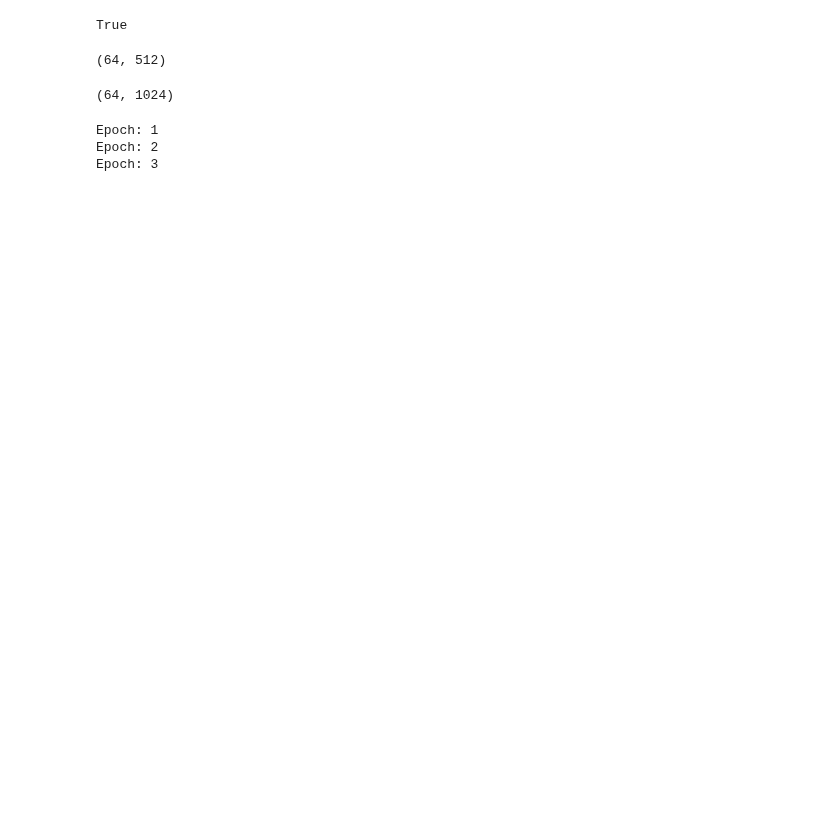
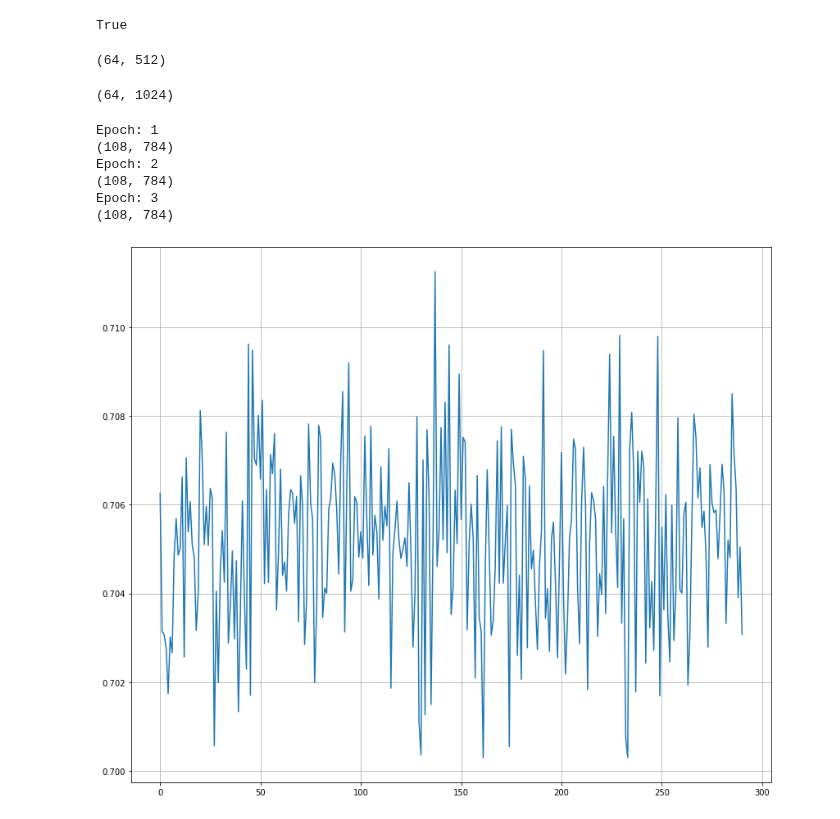
Before and after one commit to DmitryKutsev/DeepHW, a Jupyter notebook: hw1.ipynb, the cells around one changed output. Drawn from its saved outputs; the diff is of its cells as text; code cells hidden in the pictures; blank space fills up the shorter version.

```diff
--- a/hw1.ipynb
+++ b/hw1.ipynb
@@ -170,10 +185,10 @@ res.shape
 learning_rate = 0.01
 epochs = 3
 
-w1 = 0.5
-b1 = 0.01
-w2 = 0.7
-b2 = 0.001
+w1 = np.random.rand(784, 1)
+b1 = np.zeros((128, 1))
+w2 = np.random.rand(1, 128)
+b2 = np.zeros((128, 1))
 
 loss_func = 0
 
@@ -187,12 +202,16 @@ for n_epoch in range(epochs):
 
         x = x.view(x.shape[0], -1).numpy()
         y = np.expand_dims(y.numpy(), 1)
+        #print(x.shape)
+        if x.shape[0] == 108:
+          print(x.shape)
+          continue
 
 
-        func1 = x*w1 + b1
+        func1 = np.dot(x,w1) + b1
         func1 = np.tanh(func1)
-
-        func2 = func1*w2 + b2
+        #print(func1.shape, 'func1')
+        func2 = np.dot(func1,w2 )+ b2
         func2 = np.tanh(func2)
 
         # forward
@@ -201,16 +220,18 @@ for n_epoch in range(epochs):
         # не забудьте добавить это значение в массив losses
 
         my_y = 1/(1 + np.exp(-func2))
-        #loss = -np.summ(y*np.log(func2) + (1-y)*np.log(1-func2))/len(train_loader)
         loss = -np.mean(y*np.log(my_y) + (1-y)*np.log(1-my_y))
         losses.append(loss)
 
         # backward
-
+        #diff(np.tanh(func2))
 
         # gradient descent
 # %% [output]
 Epoch: 1
+(108, 784)
 Epoch: 2
+(108, 784)
 Epoch: 3
+(108, 784)
 # %%
@@ -217,0 +239,7 @@ Epoch: 3
+# %%
+
+plt.figure(figsize=(14, 12))
+plt.plot(losses)
+plt.grid()
+# %% [output]
+[figure, added]
```
Also changed, not shown: parts of 6 cells of this notebook.
